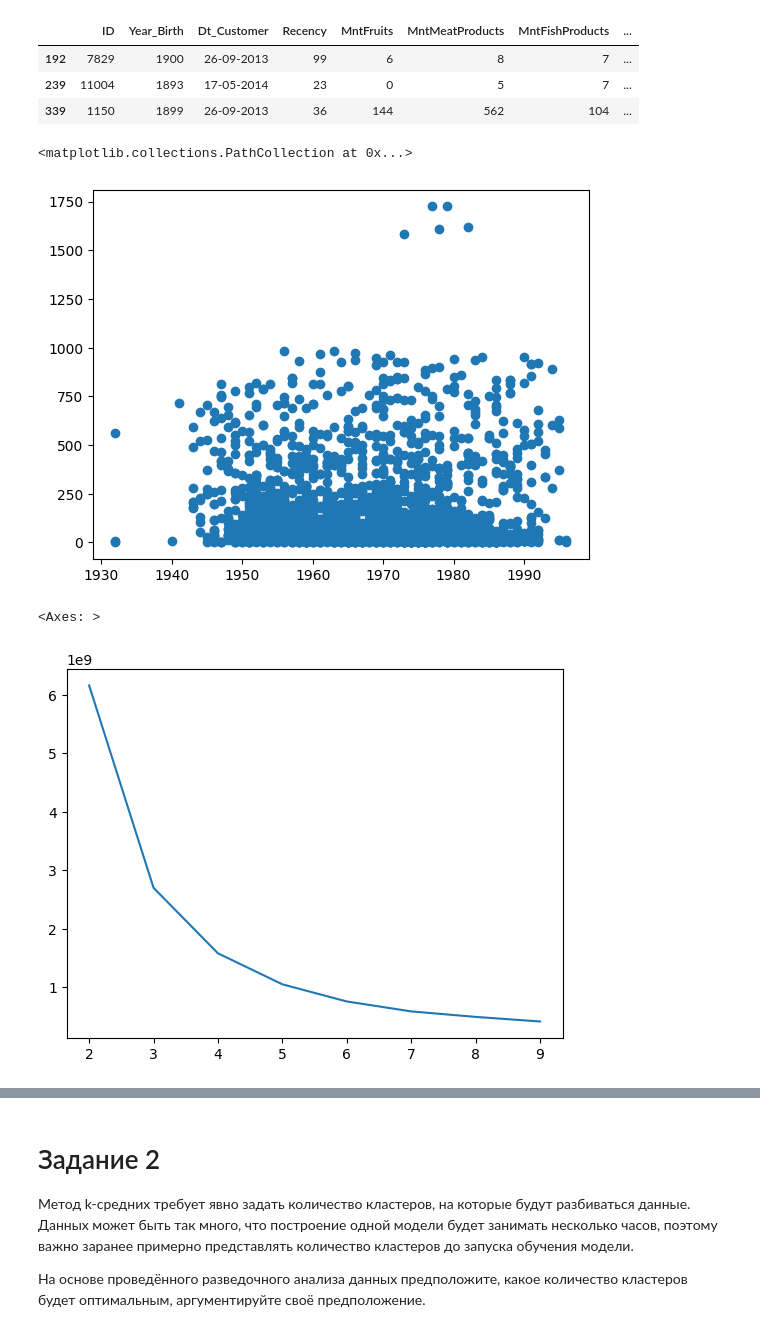
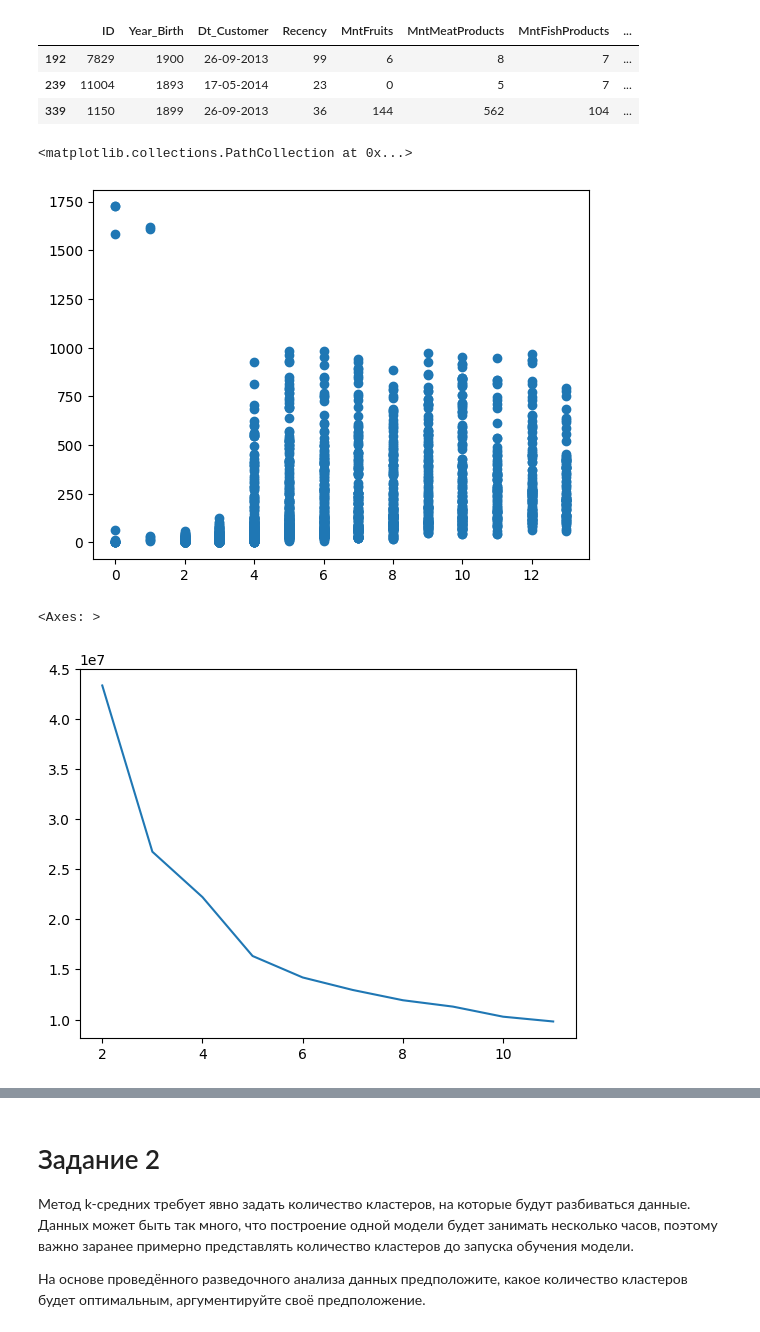
Before and after one commit to IgorKolotushkin/machine_learning_ds, a Jupyter notebook: hw11/Практическая работа. Метод k-средних. Интерпретация.ipynb, the cells around one changed output, grey strips where cells are left out. Saved outputs shown, nothing was run; the diff lists cells and outputs as text; code cells hidden in the pictures.

```diff
--- a/hw11/Практическая работа. Метод k-средних. Интерпретация.ipynb
+++ b/hw11/Практическая работа. Метод k-средних. Интерпретация.ipynb
@@ -125,7 +126,7 @@ age_bounds = calculate_iqr_boundaries(df['Year_Birth'])
 # %%
 df.loc[(df['Year_Birth'] < age_bounds[0]), 'Year_Birth'] = int(age_bounds[0])
 # %%
-plt.scatter(df['Year_Birth'], df['MntMeatProducts'])
+plt.scatter(df['NumStorePurchases'], df['MntMeatProducts'])
 # %% [output]
 <matplotlib.collections.PathCollection at 0x...>
-[figure, old version]
+[figure, new version]
@@ -132,13 +141,13 @@ plt.scatter(df['Year_Birth'], df['MntMeatProducts'])
 # %%
-n_clusters = list(range(2, 10))
+n_clusters = list(range(2, 12))
 
 metrics = []
 
 for k in n_clusters:
-  km = KMeans(n_clusters=k, random_state=42).fit(df.drop(columns=['Dt_Customer']))
+  km = KMeans(n_clusters=k, random_state=42).fit(df.drop(columns=['Dt_Customer', 'ID']))
   metrics.append(km.inertia_)
 
 sns.lineplot(x=n_clusters, y=metrics)
 # %% [output]
 <Axes: >
-[figure, old version]
+[figure, new version]
```
Also changed, not shown: parts of 3 cells of this notebook.
